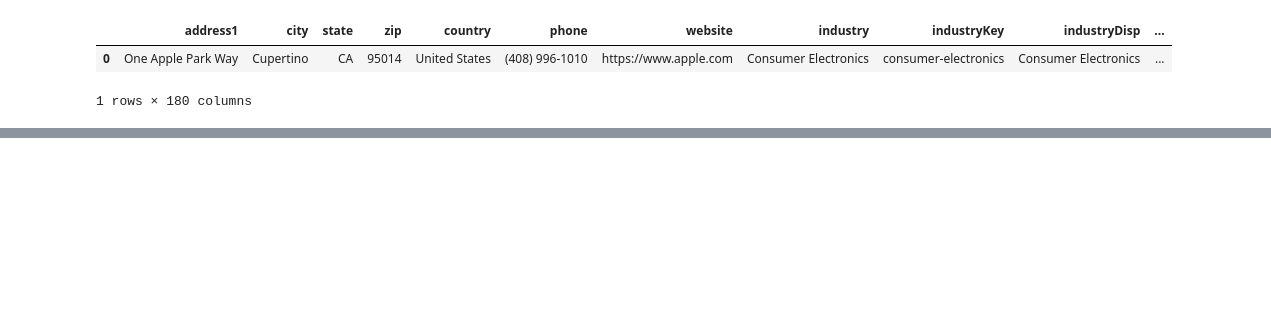
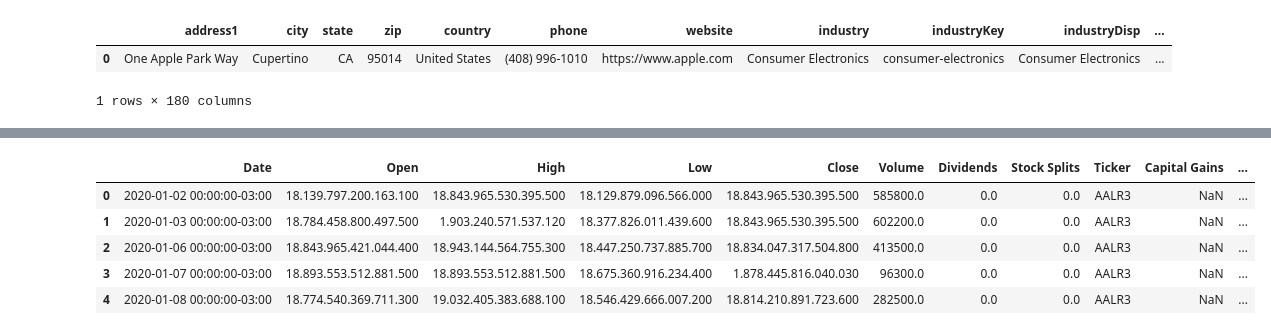
Before and after one commit to LeonardoMafra/Python_Data_Science, a Jupyter notebook: APIandDataAnalytics.ipynb, the cells around one changed output, grey strips where cells are left out. Saved outputs shown, nothing was run; the diff lists cells and outputs as text; code cells hidden in the pictures; blank space fills up the shorter version.

```diff
--- a/APIandDataAnalytics.ipynb
+++ b/APIandDataAnalytics.ipynb
@@ -46,0 +190,9 @@ historico
+# %%
+df_hist.head()
+# %% [output]
+|  | Date | Open | High | Low | Close | Volume | Dividends | Stock Splits | Ticker | Capital Gains | ... |
+| 0 | 2020-01-02 00:00:00-03:00 | 18.139.797.200.163.100 | 18.843.965.530.395.500 | 18.129.879.096.566.000 | 18.843.965.530.395.500 | 585800.0 | 0.0 | 0.0 | AALR3 | NaN | ... |
+| 1 | 2020-01-03 00:00:00-03:00 | 18.784.458.800.497.500 | 1.903.240.571.537.120 | 18.377.826.011.439.600 | 18.843.965.530.395.500 | 602200.0 | 0.0 | 0.0 | AALR3 | NaN | ... |
+| 2 | 2020-01-06 00:00:00-03:00 | 18.843.965.421.044.400 | 18.943.144.564.755.300 | 18.447.250.737.885.700 | 18.834.047.317.504.800 | 413500.0 | 0.0 | 0.0 | AALR3 | NaN | ... |
+| 3 | 2020-01-07 00:00:00-03:00 | 18.893.553.512.881.500 | 18.893.553.512.881.500 | 18.675.360.916.234.400 | 1.878.445.816.040.030 | 96300.0 | 0.0 | 0.0 | AALR3 | NaN | ... |
+| 4 | 2020-01-08 00:00:00-03:00 | 18.774.540.369.711.300 | 19.032.405.383.688.100 | 18.546.429.666.007.200 | 18.814.210.891.723.600 | 282500.0 | 0.0 | 0.0 | AALR3 | NaN | ... |
```
Also changed, not shown: parts of 23 cells of this notebook.
